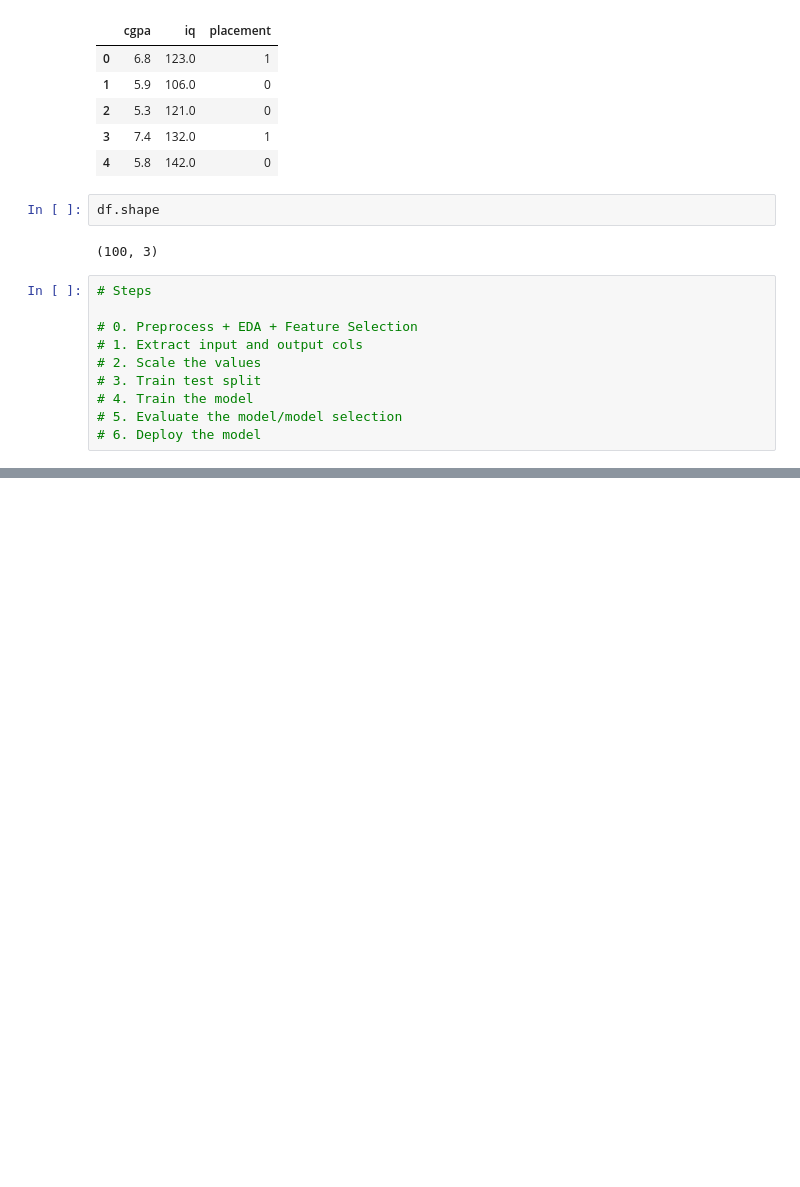
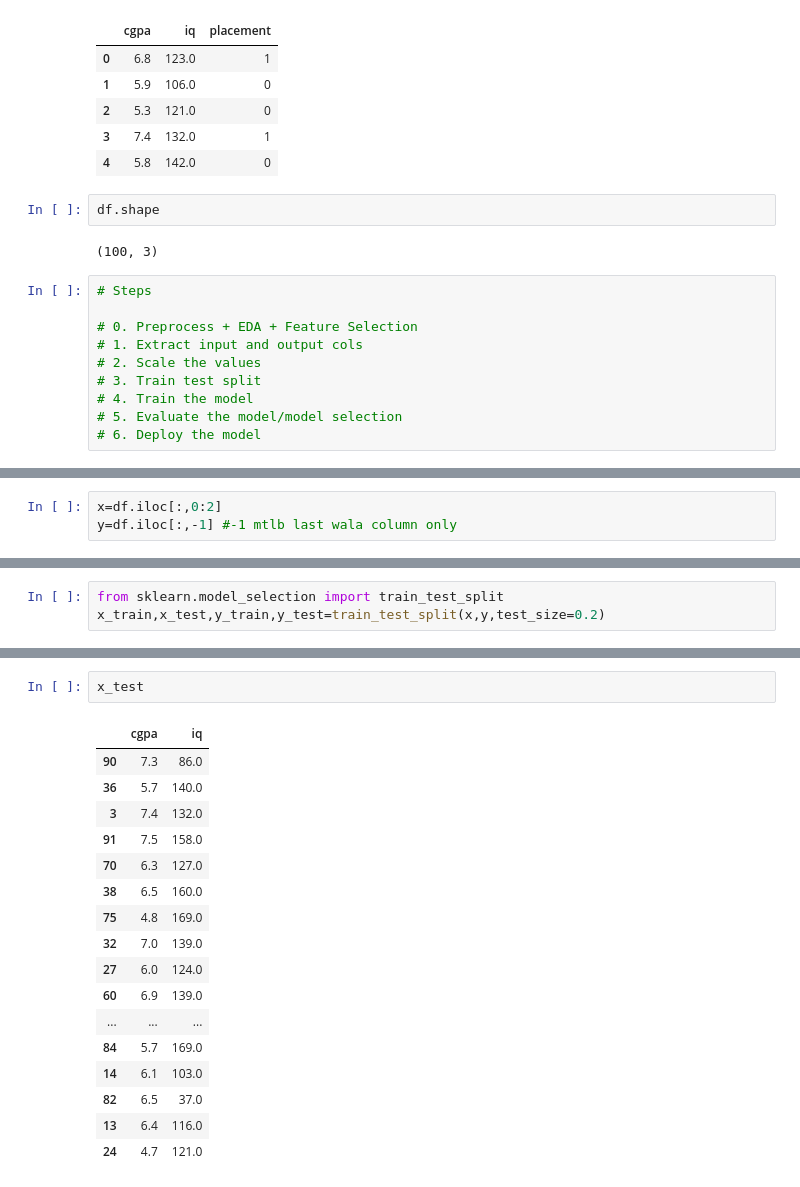
Before and after one commit to Atif-Azmi/Machine-Learning, a Jupyter notebook: class01.ipynb, the cells around one changed output, grey strips where cells are left out. Cells and saved outputs as stored; diff of their text form; blank space fills up the shorter version.

```diff
--- a/class01.ipynb
+++ b/class01.ipynb
@@ -50,0 +76,3 @@ df.shape
+# %%
+x=df.iloc[:,0:2]
+y=df.iloc[:,-1] #-1 mtlb last wala column only
@@ -50,0 +112,3 @@ df.shape
+# %%
+from sklearn.model_selection import train_test_split
+x_train,x_test,y_train,y_test=train_test_split(x,y,test_size=0.2)
@@ -50,0 +131,20 @@ df.shape
+# %%
+x_test
+# %% [output]
+|  | cgpa | iq |
+| 90 | 7.3 | 86.0 |
+| 36 | 5.7 | 140.0 |
+| 3 | 7.4 | 132.0 |
+| 91 | 7.5 | 158.0 |
+| 70 | 6.3 | 127.0 |
+| 38 | 6.5 | 160.0 |
+| 75 | 4.8 | 169.0 |
+| 32 | 7.0 | 139.0 |
+| 27 | 6.0 | 124.0 |
+| 60 | 6.9 | 139.0 |
+| ... | ... | ... |
+| 84 | 5.7 | 169.0 |
+| 14 | 6.1 | 103.0 |
+| 82 | 6.5 | 37.0 |
+| 13 | 6.4 | 116.0 |
+| 24 | 4.7 | 121.0 |
```
Also changed, not shown: parts of 9 cells of this notebook.
